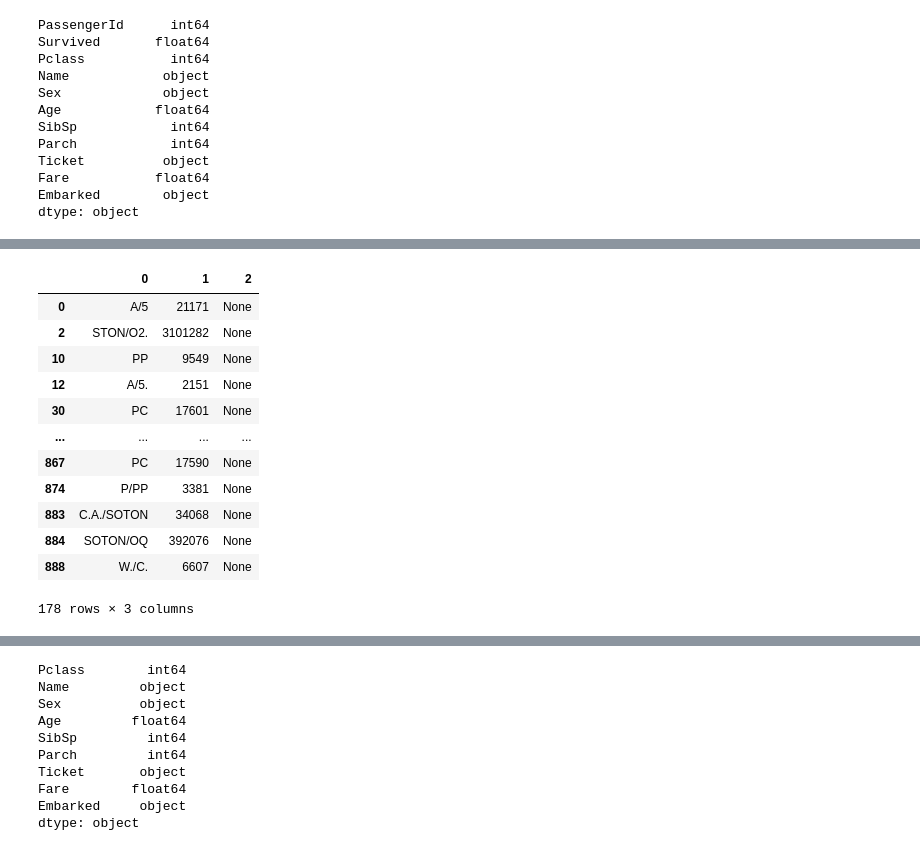
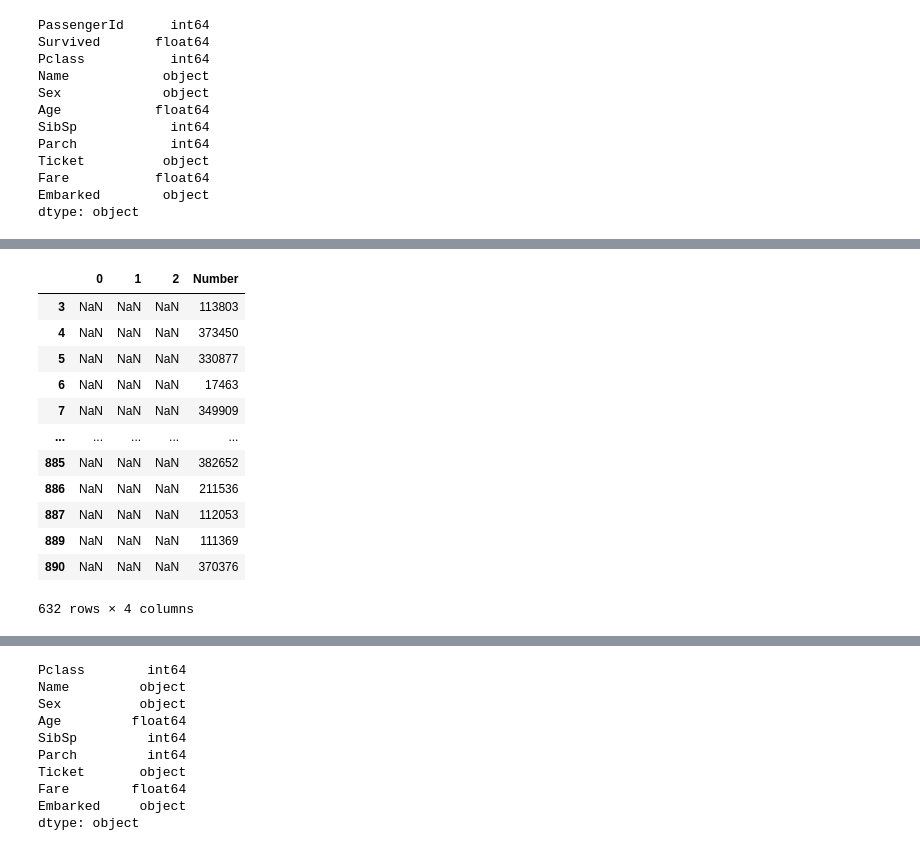
Before and after one commit to sydneycally-inclane-2812/titanic-survival-analysis, a Jupyter notebook: titanicSurvivalAnalysis.ipynb, the cells around one changed output, grey strips where cells are left out. Drawn from its saved outputs; the diff is of its cells as text; code cells hidden in the pictures.

```diff
--- a/titanicSurvivalAnalysis.ipynb
+++ b/titanicSurvivalAnalysis.ipynb
@@ -288,20 +300,26 @@ data_total1.sort_values(by="Ticket")
-# %%
-separated = data_total1[data_total1["Ticket"].str.split(" ", expand=True)[0].str.isnumeric() == False]["Ticket"].str.split(" ", expand = True)
-separated
-# %% [output]
-|  | 0 | 1 | 2 |
-| 0 | A/5 | 21171 | None |
-| 2 | STON/O2. | 3101282 | None |
-| 10 | PP | 9549 | None |
-| 12 | A/5. | 2151 | None |
-| 30 | PC | 17601 | None |
-| ... | ... | ... | ... |
-| 867 | PC | 17590 | None |
-| 874 | P/PP | 3381 | None |
-| 883 | C.A./SOTON | 34068 | None |
-| 884 | SOTON/OQ | 392076 | None |
-| 888 | W./C. | 6607 | None |
-178 rows × 3 columns
+# %%
+separated = data_total1[data_total1["Ticket"].str.split(" ", expand=True)[0].str.isnumeric() == False]["Ticket"].str.split(" ", expand = True)
+whole_numbers =  data_total1[data_total1["Ticket"].str.split(" ", expand=True)[0].str.isnumeric() == True]["Ticket"].str.split(" ", expand = True)
+whole_numbers["Filler1"] = np.nan
+whole_numbers["Filler2"] = np.nan
+whole_numbers["Filler3"] = np.nan
+whole_numbers = whole_numbers.reindex(columns = ["Filler1", "Filler2", "Filler3", 0])
+whole_numbers.rename(columns={"Filler1": 0, "Filler2" : 1, "Filler3" : 2, 0 : "Number"}, inplace=True)
+whole_numbers
+# %% [output]
+|  | 0 | 1 | 2 | Number |
+| 3 | NaN | NaN | NaN | 113803 |
+| 4 | NaN | NaN | NaN | 373450 |
+| 5 | NaN | NaN | NaN | 330877 |
+| 6 | NaN | NaN | NaN | 17463 |
+| 7 | NaN | NaN | NaN | 349909 |
+| ... | ... | ... | ... | ... |
+| 885 | NaN | NaN | NaN | 382652 |
+| 886 | NaN | NaN | NaN | 211536 |
+| 887 | NaN | NaN | NaN | 112053 |
+| 889 | NaN | NaN | NaN | 111369 |
+| 890 | NaN | NaN | NaN | 370376 |
+632 rows × 4 columns
 # %%
 def check_and_assign(row):
     if pd.to_numeric(row[1], errors='coerce') != None:
```
Also changed, not shown: parts of 10 cells of this notebook.
